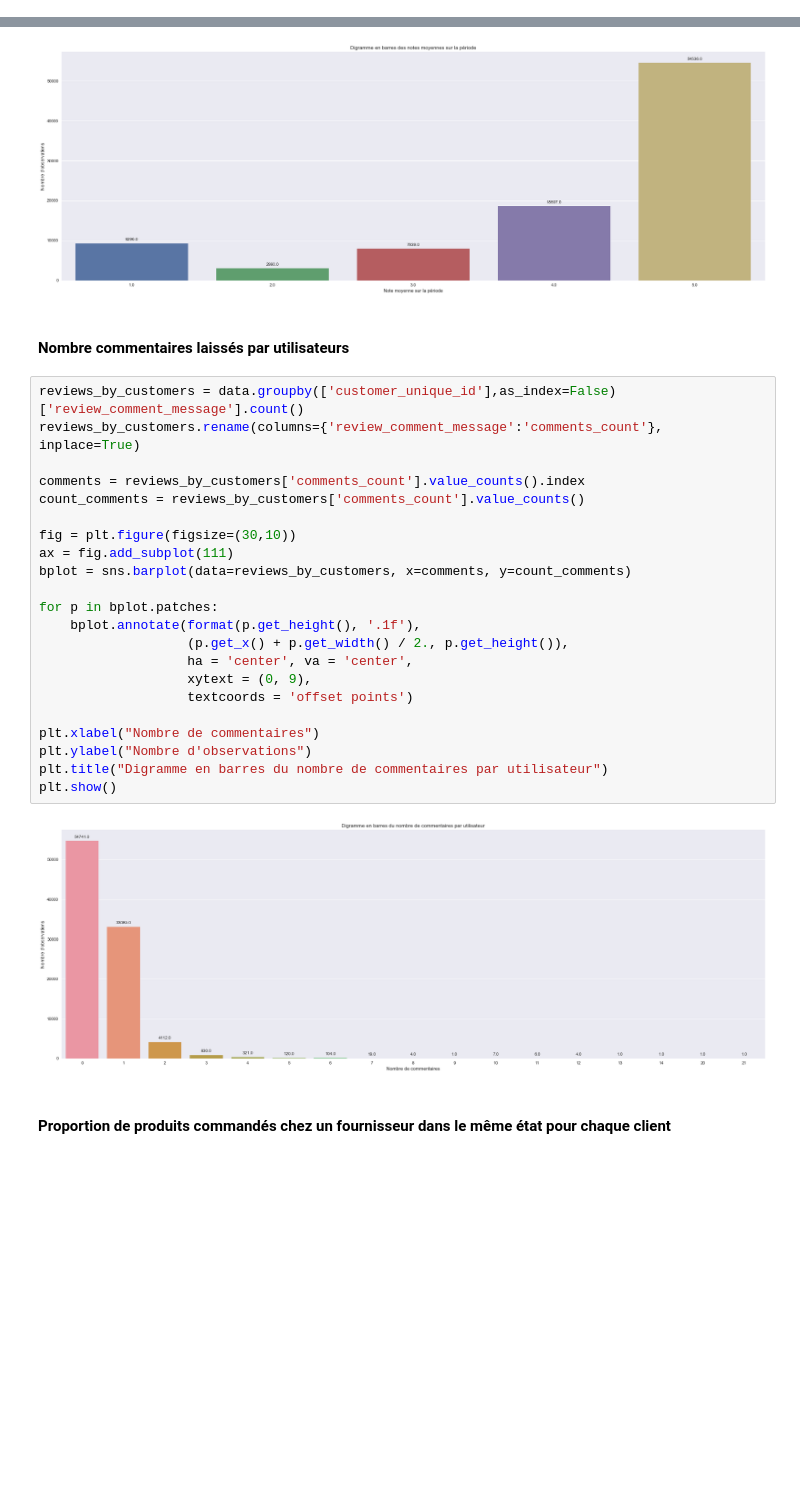
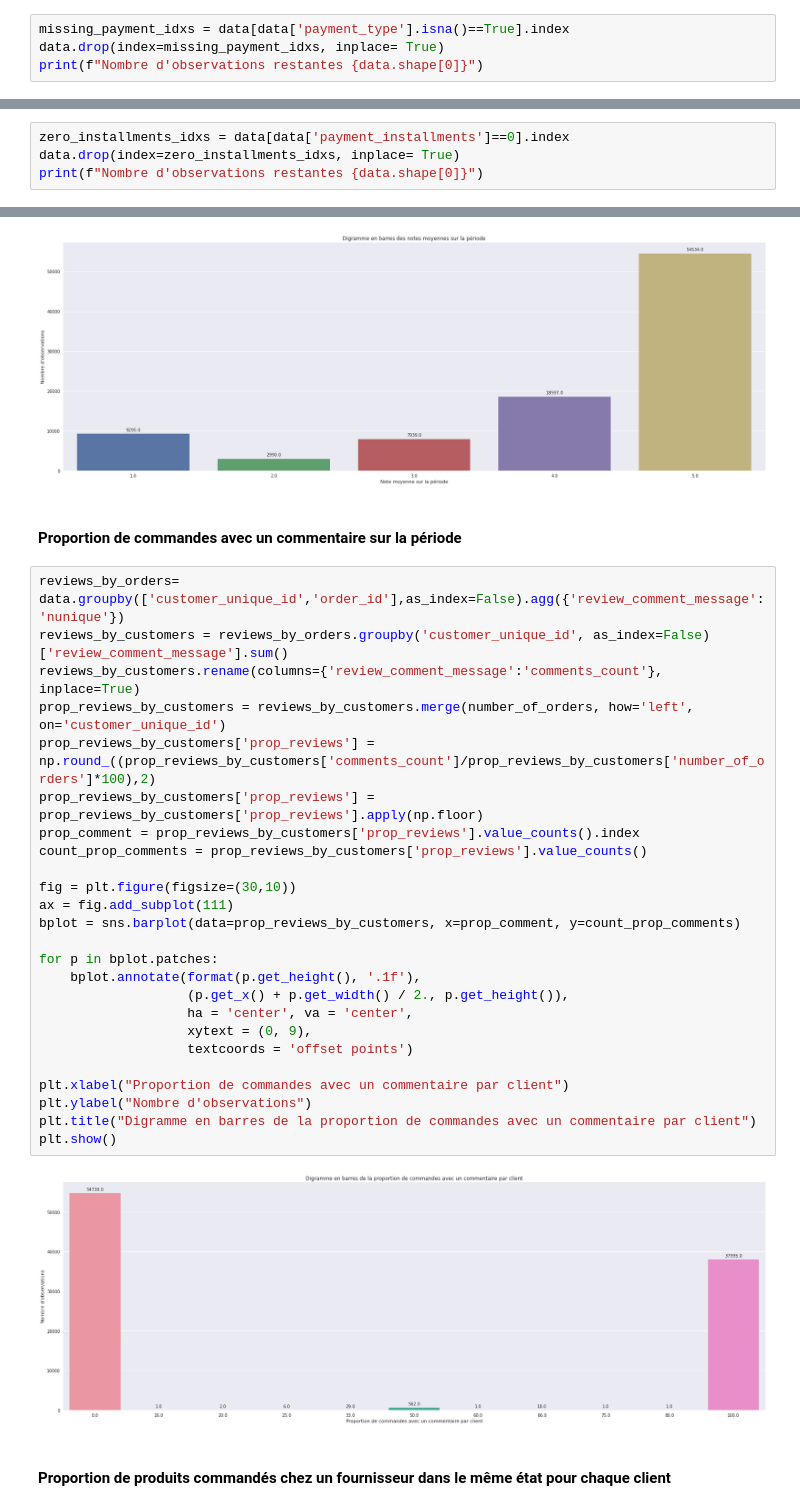
Before and after one commit to cedricsoares/openclassrooms-segmentez-des-clients-d-un-site-e-commerce, a Jupyter notebook: POLIST_01_notebookanalyse.ipynb, the cells around one changed output, grey strips where cells are left out. Cells and saved outputs as stored; diff of their text form; blank space fills up the shorter version.

```diff
--- a/POLIST_01_notebookanalyse.ipynb
+++ b/POLIST_01_notebookanalyse.ipynb
@@ -508,0 +522,4 @@ data.loc[uncategorized_idxs,'product_category_name'] = 'uncategorized'
+# %%
+missing_payment_idxs = data[data['payment_type'].isna()==True].index
+data.drop(index=missing_payment_idxs, inplace= True)
+print(f"Nombre d'observations restantes {data.shape[0]}")
@@ -508,0 +541,4 @@ data.loc[uncategorized_idxs,'product_category_name'] = 'uncategorized'
+# %%
+zero_installments_idxs = data[data['payment_installments']==0].index
+data.drop(index=zero_installments_idxs, inplace= True)
+print(f"Nombre d'observations restantes {data.shape[0]}")
@@ -790,32 +858,35 @@ plt.title("Digramme en barres des notes moyennes sur la période")
 plt.show()
 # %% [output]
 [figure]
-# %% [markdown]
-#### Nombre commentaires laissés par utilisateurs
+# %% [markdown]
+#### Proportion de commandes avec un commentaire sur la période
 # %%
-reviews_by_customers = data.groupby(['customer_unique_id'],as_index=False)['review_comment_message'].count()
+reviews_by_orders= data.groupby(['customer_unique_id','order_id'],as_index=False).agg({'review_comment_message':'nunique'})
+reviews_by_customers = reviews_by_orders.groupby('customer_unique_id', as_index=False)['review_comment_message'].sum()
 reviews_by_customers.rename(columns={'review_comment_message':'comments_count'}, inplace=True)
-
-comments = reviews_by_customers['comments_count'].value_counts().index
-count_comments = reviews_by_customers['comments_count'].value_counts()
+prop_reviews_by_customers = reviews_by_customers.merge(number_of_orders, how='left', on='customer_unique_id')
+prop_reviews_by_customers['prop_reviews'] = np.round_((prop_reviews_by_customers['comments_count']/prop_reviews_by_customers['number_of_orders']*100),2)
+prop_reviews_by_customers['prop_reviews'] = prop_reviews_by_customers['prop_reviews'].apply(np.floor)
+prop_comment = prop_reviews_by_customers['prop_reviews'].value_counts().index
+count_prop_comments = prop_reviews_by_customers['prop_reviews'].value_counts()
 
 fig = plt.figure(figsize=(30,10))
 ax = fig.add_subplot(111)
-bplot = sns.barplot(data=reviews_by_customers, x=comments, y=count_comments)
+bplot = sns.barplot(data=prop_reviews_by_customers, x=prop_comment, y=count_prop_comments)
 
 for p in bplot.patches:
     bplot.annotate(format(p.get_height(), '.1f'),
                    (p.get_x() + p.get_width() / 2., p.get_height()),
                    ha = 'center', va = 'center',
                    xytext = (0, 9),
                    textcoords = 'offset points')
 
-plt.xlabel("Nombre de commentaires")
+plt.xlabel("Proportion de commandes avec un commentaire par client")
 plt.ylabel("Nombre d'observations")
-plt.title("Digramme en barres du nombre de commentaires par utilisateur")
+plt.title("Digramme en barres de la proportion de commandes avec un commentaire par client")
 plt.show()
 # %% [output]
-[figure, old version]
+[figure, new version]
 # %% [markdown]
 #### Proportion de produits commandés chez un fournisseur dans le même état pour chaque client
 # %%
```
Also changed, not shown: parts of 35 cells of this notebook.
